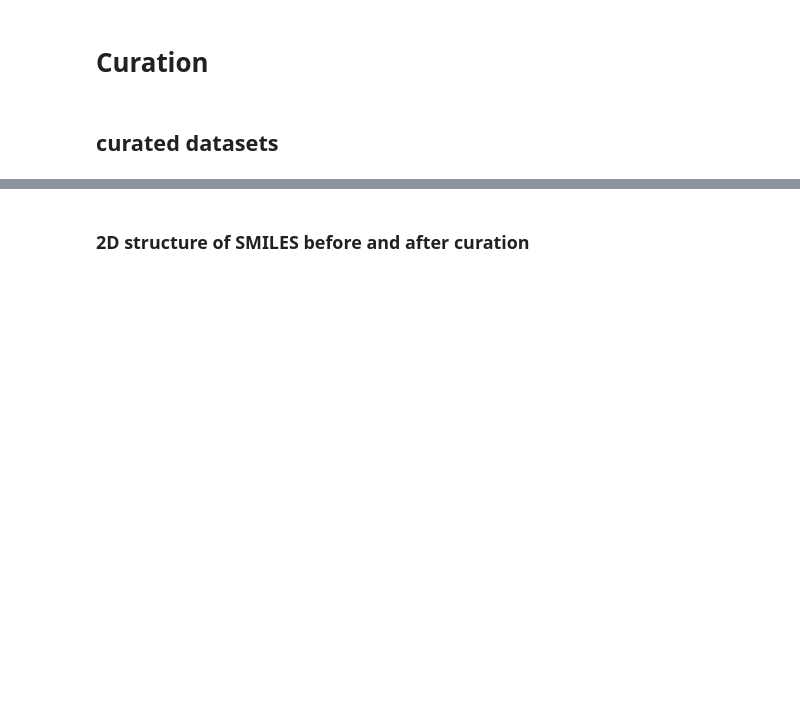
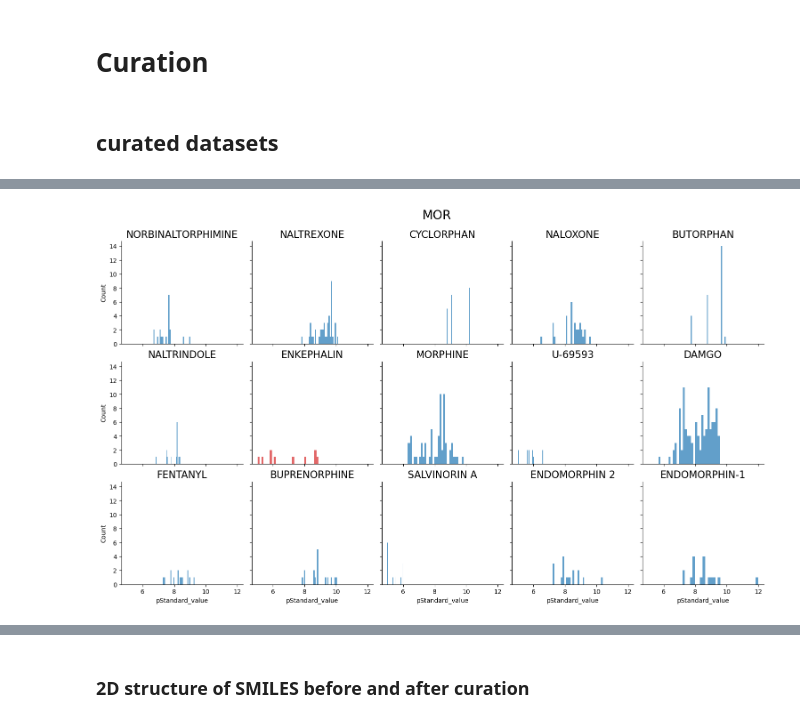
Before and after one commit to xixichennn/datacat4ml, a Jupyter notebook: datacat4ml/Scripts/data_prep/data_prep_viz.ipynb, the cells around one changed output, grey strips where cells are left out. Saved outputs shown, nothing was run; the diff lists cells and outputs as text; code cells hidden in the pictures; blank space fills up the shorter version.

```diff
--- a/datacat4ml/Scripts/data_prep/data_prep_viz.ipynb
+++ b/datacat4ml/Scripts/data_prep/data_prep_viz.ipynb
@@ -906,0 +986,11 @@ cura_lhd_or_f.iloc[:, -13:]
+# %%
+#cura_lhd_or_rmv0 = pd.read_csv(os.path.join(CURA_LHD_OR_DIR, 'rmvDupMol0', 'CHEMBL233_bind_RBA_Ki_CHEMBL3707592_lhd_b50_s50_curated.csv'))
+#cura_lhd_or_rmv1 = pd.read_csv(os.path.join(CURA_LHD_OR_DIR, 'rmvDupMol1', 'CHEMBL233_bind_RBA_Ki_CHEMBL3707592_lhd_s50_s50_curated.csv'))
+
+cura_lhd_or_rmv0 = pd.read_csv(os.path.join(CURA_LHD_OR_DIR, 'rmvDupMol0', 'CHEMBL237_bind_RBA_Ki_CHEMBL4050969_lhd_b50_s50_curated.csv'))
+cols = ['canonical_smiles_by_Std', 'pStandard_value', 'vs_activity', 'lo_activity']
+
+# get the index where 'canonical_smiles_by_Std' is duplicated
+dup_index = cura_lhd_or_rmv0[cura_lhd_or_rmv0.duplicated(subset=['canonical_smiles_by_Std'], keep=False)].index
+dup_index
+print(f'The length of dup_index: {len(dup_index)}')
@@ -906,0 +999,5 @@ cura_lhd_or_f.iloc[:, -13:]
+# %%
+vc = cura_lhd_or_rmv0['canonical_smiles_by_Std'].value_counts()
+vc_df = pd.DataFrame({'canonical_smiles_by_Std': vc.index, 'counts': vc.values})
+vc_df
+disp_2d_in_df(vc_df)
@@ -906,0 +1075,83 @@ cura_lhd_or_f.iloc[:, -13:]
+# %%
+def plot_diff_col_values(df, df_rmv1, col='pref_name', plot_diff=False):
+
+    vc = df[col].value_counts()
+    print(f'len(vc): {len(vc)}')
+    col_values = vc.index.tolist()
+    #print(f'col: {col_values}')
+
+    vc_rmv1 = df_rmv1[col].value_counts()
+    print(f'len(vc_rmv1): {len(vc_rmv1)}')
+    col_values_rmv1 = vc_rmv1.index.tolist()
+    #print(f'col_values_rmv1: {col_values_rmv1}')
+
+    # get the difference between col_values and col_values_rmv1
+    diff_col_values = list(set(col_values) - set(col_values_rmv1))
+    print(f'len(diff_col_values): {len(diff_col_values)}')
+    print(f'diff_col_values: {diff_col_values}')
+
+    # plot the distribution of the diff_col_values in df
+    if plot_diff:
+        for n in diff_col_values:
+            df[df[col]==n]['pStandard_value'].hist(bins=30)
+            plt.title(n)
+            plt.show()
+
+    return diff_col_values
+
+def histgram_dupMol_pStandard_value(target='CHEMBL233', top_n=10):
+    # get the target_effect(all effects for a target) dataset
+    concat_df = pd.DataFrame()
+    for f in os.listdir(os.path.join(CURA_MHD_effect_OR_DIR, 'rmvDupMol0')):
+        if f.startswith(target):
+            df = pd.read_csv(os.path.join(CURA_MHD_effect_OR_DIR, 'rmvDupMol0', f))
+            concat_df = pd.concat([concat_df, df], ignore_index=True)
+    print(f'concat_df.shape for {target}: {concat_df.shape}')
+
+    concat_df_rmv1 = pd.DataFrame()
+    for f in os.listdir(os.path.join(CURA_MHD_effect_OR_DIR, 'rmvDupMol1')):
+        if f.startswith(target):
+            df = pd.read_csv(os.path.join(CURA_MHD_effect_OR_DIR, 'rmvDupMol1', f))
+            concat_df_rmv1 = pd.concat([concat_df_rmv1, df], ignore_index=True)
+    print(f'concat_df_rmv1.shape for {target}: {concat_df_rmv1.shape}')
+
+    # get the diff pref_name between concat_df and concat_df_rmv1
+    diff_pref_names = plot_diff_col_values(concat_df, concat_df_rmv1, col='pref_name', plot_diff=False)
+    print(f'diff_pref_names: {diff_pref_names}')
+
+    # count the frequency of each pref_name
+    counts = concat_df['pref_name'].value_counts()
+    # keep only those with frequency >= top_n
+    keep_idx = counts[counts >= top_n].index
+    filtered_df = concat_df[concat_df['pref_name'].isin(keep_idx)]
+
+    # Custom plotting function
+    def hist_with_color(data, color=None, **kwargs):
+        pref = data['pref_name'].iloc[0]
+        if pref in diff_pref_names:
+            c = "tab:red"  # color for pref_names removed by rmvDupMol1
+        else:
+            c = "tab:blue"  # color for others
+        plt.hist(data["pStandard_value"], bins=30, color=c, alpha=0.7)
+
+    # plot the histgram of pStandard_value for each pref_name
+    g = sns.FacetGrid(filtered_df, col='pref_name', col_wrap=5, sharex=True, sharey=True)
+    #g.map(plt.hist, 'pStandard_value', bins=30)
+    g.map_dataframe(hist_with_color)
+    g.set_titles(col_template="{col_name}", size=16)
+    g.set_axis_labels("pStandard_value", "Count")
+    plt.subplots_adjust(top=0.9) # adjust the top to make space for suptitle
+    #g.fig.suptitle(f'pStandard_value Distribution for dupMols in {OR_chemblids_name[target].upper()}', fontsize=14)
+    g.fig.suptitle(f'{OR_chemblids_name[target].upper()}', fontsize=20, ha='center')
+    plt.show()
+
+    save_path = os.path.join(CURA_FIG_DIR, 'histgram_dupMol_pStandard_value')
+    mkdirs(save_path)
+    # save the figure
+    g.savefig(os.path.join(save_path, f'histgram_dupMol_pStandard_value_{target}.pdf'), dpi=300, bbox_inches='tight')
+
+histgram_dupMol_pStandard_value(target='CHEMBL233', top_n=10)
+histgram_dupMol_pStandard_value(target='CHEMBL237', top_n=10)
+histgram_dupMol_pStandard_value(target='CHEMBL236', top_n=10)
+histgram_dupMol_pStandard_value(target='CHEMBL2014', top_n=5)
+# %% [output]
@@ -906,0 +1165 @@ cura_lhd_or_f.iloc[:, -13:]
+[figure, added]
```
Also changed, not shown: parts of 26 cells of this notebook, 6 other files.
